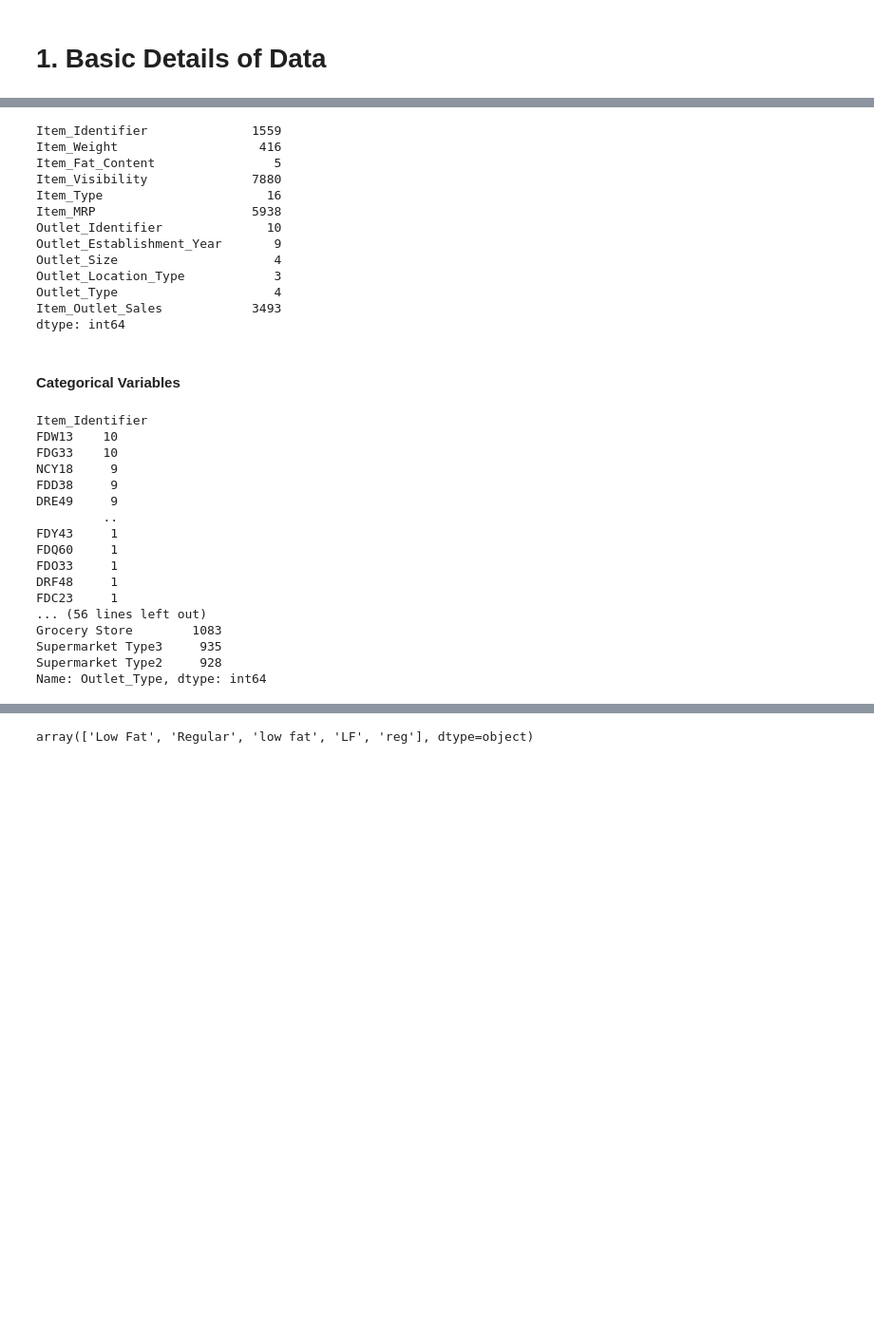
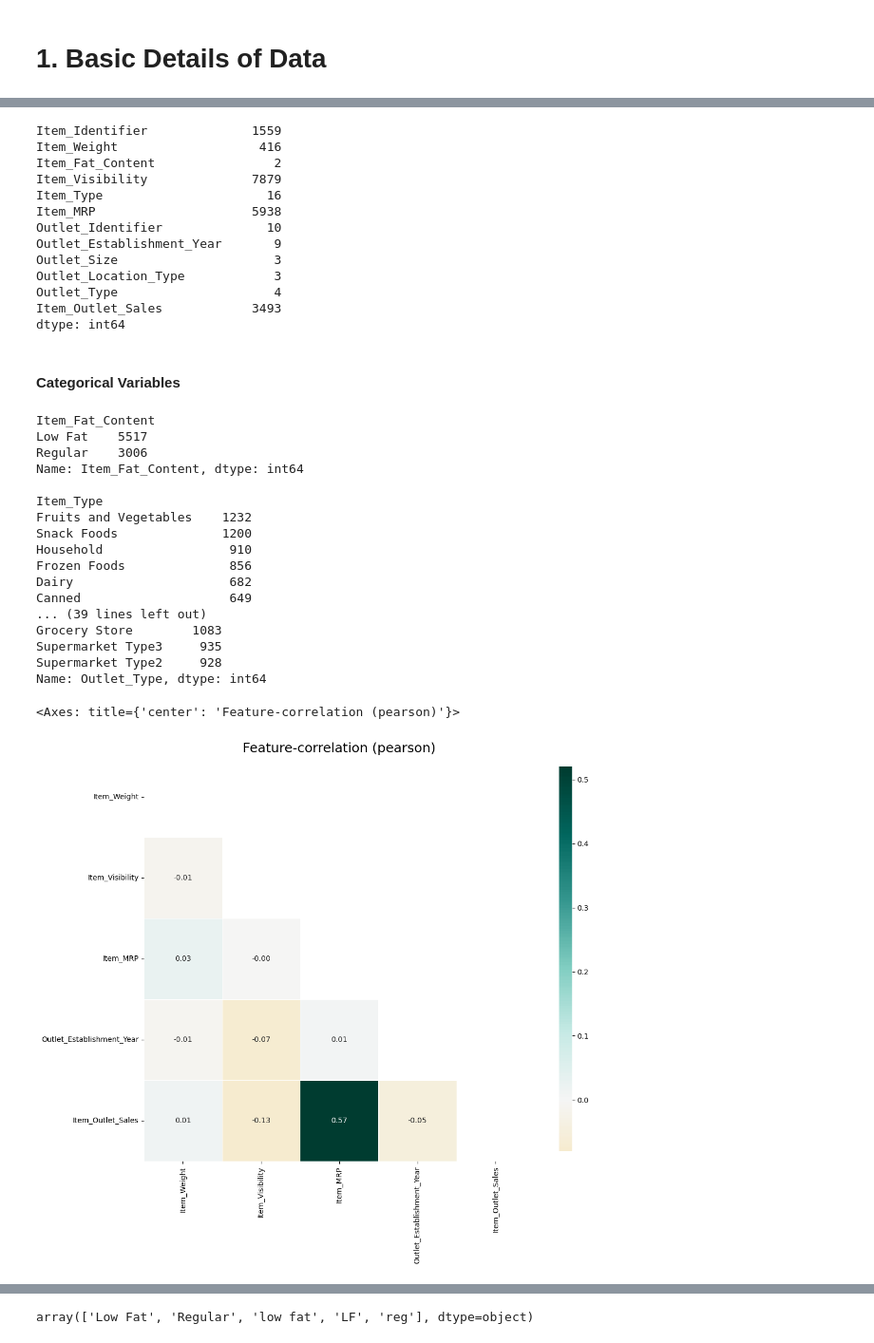
Before and after one commit to komalchamyal/bigmart-analysis, a Jupyter notebook: Big Mart Sales Analysis & Prediction.ipynb, the cells around one changed output, grey strips where cells are left out. Shown at 95% size. Cells and saved outputs as stored; diff of their text form; code cells hidden in the pictures; blank space fills up the shorter version.

```diff
--- a/Big Mart Sales Analysis & Prediction.ipynb
+++ b/Big Mart Sales Analysis & Prediction.ipynb
@@ -54,15 +65,16 @@ dtype: object
 # %%
-dataset.apply(lambda x: len(x.unique()))
+#counts null value as 1 category
+df.apply(lambda x: len(x.unique()))
 # %% [output]
 Item_Identifier              1559
 Item_Weight                   416
-Item_Fat_Content                5
-Item_Visibility              7880
+Item_Fat_Content                2
+Item_Visibility              7879
 Item_Type                      16
 Item_MRP                     5938
 Outlet_Identifier              10
 Outlet_Establishment_Year       9
-Outlet_Size                     4
+Outlet_Size                     3
 Outlet_Location_Type            3
 Outlet_Type                     4
 Item_Outlet_Sales            3493
@@ -72,28 +84,35 @@ dtype: int64
 # %%
 #check categorical variables
 cat_col=[]
-for x in dataset.dtypes.index:
-    if dataset.dtypes[x]=="object":
+for x in df.dtypes.index:
+    if df.dtypes[x]=="object" or df.dtypes[x]=="category":
         cat_col.append(x)
 for col in cat_col:
     print(col)
-    print(dataset[col].value_counts())
+    print(df[col].value_counts())
     print()
 # %% [output]
-Item_Identifier
-FDW13    10
-FDG33    10
-NCY18     9
-FDD38     9
-DRE49     9
-         ..
-FDY43     1
-FDQ60     1
-FDO33     1
-DRF48     1
-FDC23     1
-... (56 lines left out)
+Item_Fat_Content
+Low Fat    5517
+Regular    3006
+Name: Item_Fat_Content, dtype: int64
+
+Item_Type
+Fruits and Vegetables    1232
+Snack Foods              1200
+Household                 910
+Frozen Foods              856
+Dairy                     682
+Canned                    649
+... (39 lines left out)
 Grocery Store        1083
 Supermarket Type3     935
 Supermarket Type2     928
 Name: Outlet_Type, dtype: int64
+# %%
+import klib
+
+klib.corr_plot(df)
+# %% [output]
+<Axes: title={'center': 'Feature-correlation (pearson)'}>
+[figure, added]
```
Also changed, not shown: parts of 43 cells of this notebook.
